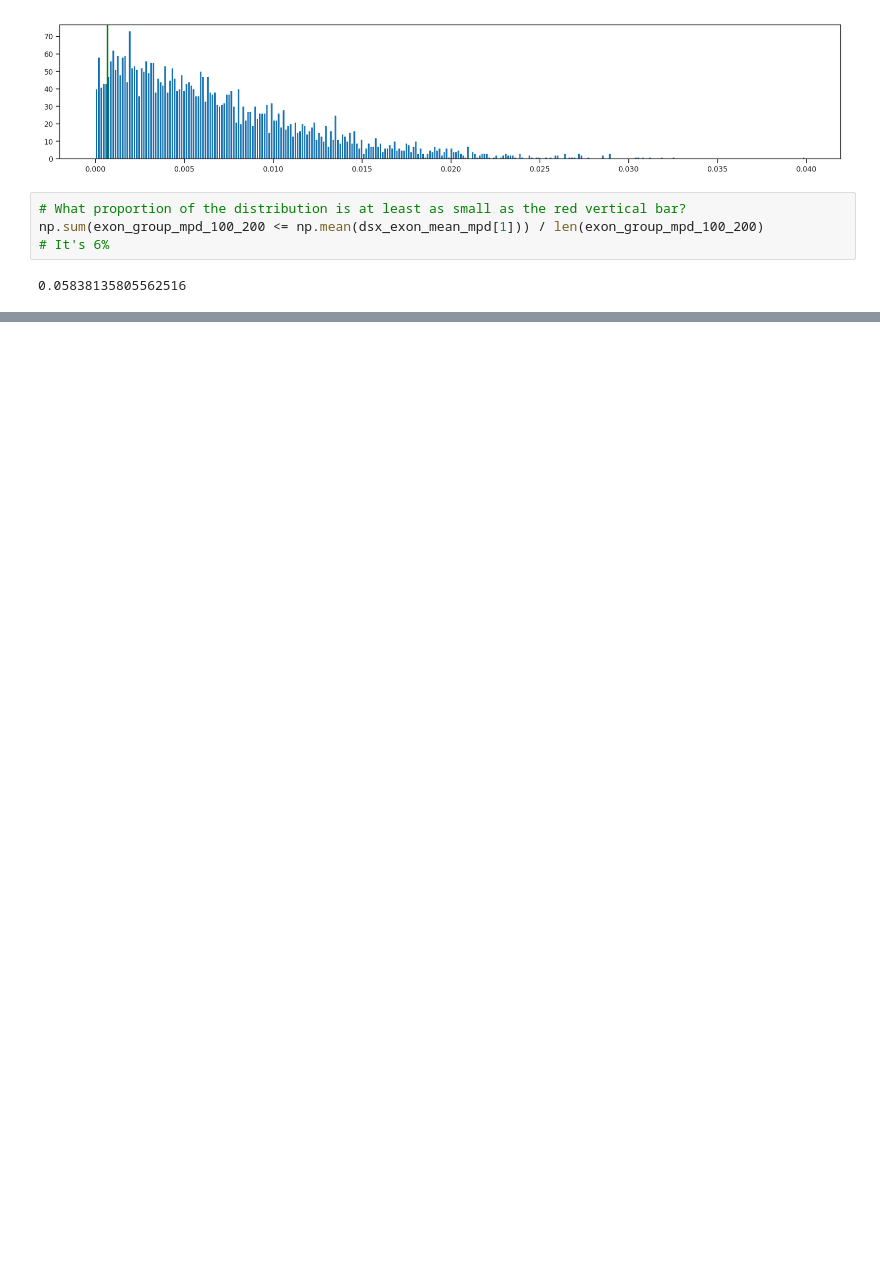
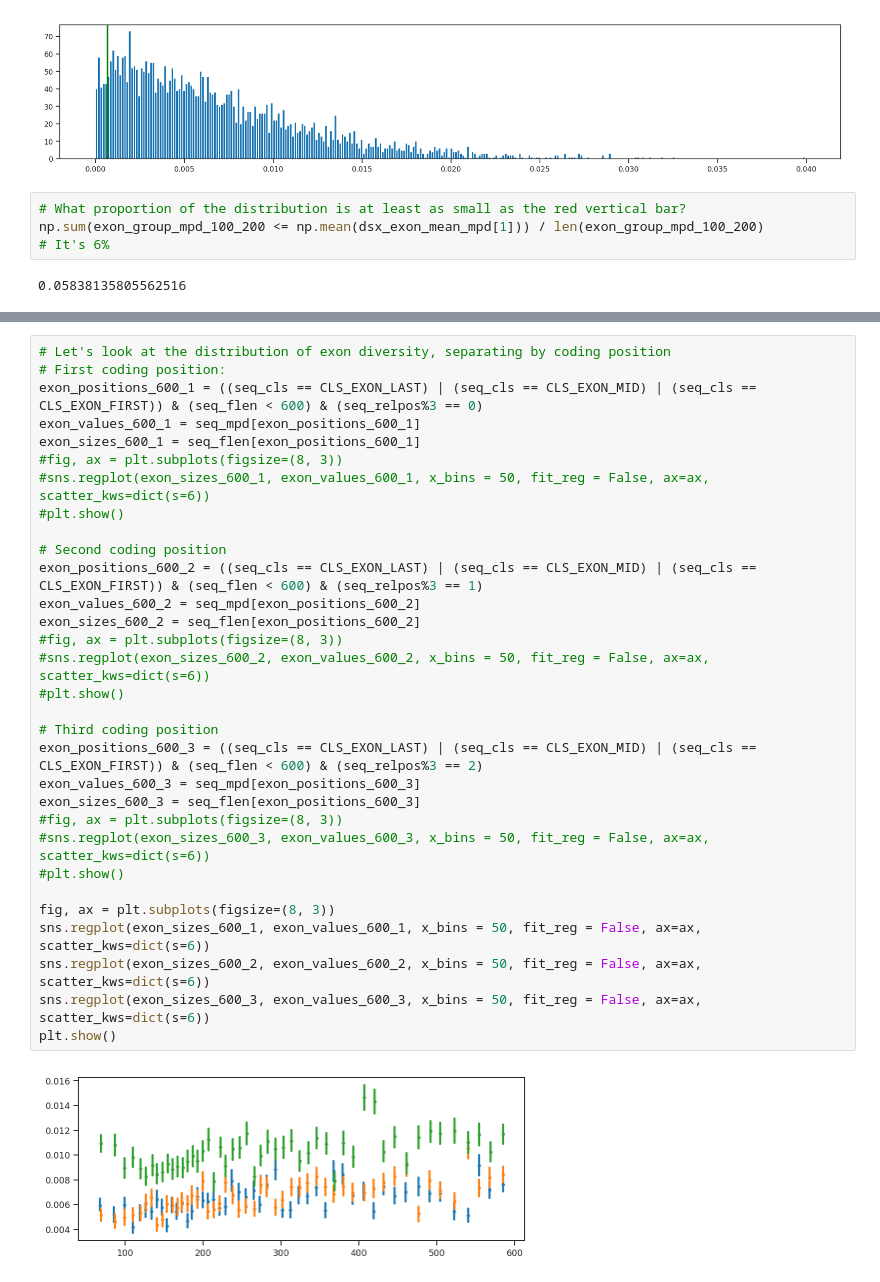
Before and after one commit to alimanfoo/ag1000g-phase2-data-paper, a Jupyter notebook: notebooks/36-variation-in-dsx-Cas9-target/feature_diversity.ipynb, the cells around one changed output, grey strips where cells are left out. Saved outputs shown, nothing was run; the diff lists cells and outputs as text; blank space fills up the shorter version.

```diff
--- a/notebooks/36-variation-in-dsx-Cas9-target/feature_diversity.ipynb
+++ b/notebooks/36-variation-in-dsx-Cas9-target/feature_diversity.ipynb
@@ -964,0 +1042,33 @@ np.sum(exon_group_mpd_500_600 <= np.mean(dsx_exon_mean_mpd[3])) / len(exon_group
+# %%
+# Let's look at the distribution of exon diversity, separating by coding position
+# First coding position:
+exon_positions_600_1 = ((seq_cls == CLS_EXON_LAST) | (seq_cls == CLS_EXON_MID) | (seq_cls == CLS_EXON_FIRST)) & (seq_flen < 600) & (seq_relpos%3 == 0)
+exon_values_600_1 = seq_mpd[exon_positions_600_1]
+exon_sizes_600_1 = seq_flen[exon_positions_600_1]
+#fig, ax = plt.subplots(figsize=(8, 3))
+#sns.regplot(exon_sizes_600_1, exon_values_600_1, x_bins = 50, fit_reg = False, ax=ax, scatter_kws=dict(s=6))
+#plt.show()
+
+# Second coding position
+exon_positions_600_2 = ((seq_cls == CLS_EXON_LAST) | (seq_cls == CLS_EXON_MID) | (seq_cls == CLS_EXON_FIRST)) & (seq_flen < 600) & (seq_relpos%3 == 1)
+exon_values_600_2 = seq_mpd[exon_positions_600_2]
+exon_sizes_600_2 = seq_flen[exon_positions_600_2]
+#fig, ax = plt.subplots(figsize=(8, 3))
+#sns.regplot(exon_sizes_600_2, exon_values_600_2, x_bins = 50, fit_reg = False, ax=ax, scatter_kws=dict(s=6))
+#plt.show()
+
+# Third coding position
+exon_positions_600_3 = ((seq_cls == CLS_EXON_LAST) | (seq_cls == CLS_EXON_MID) | (seq_cls == CLS_EXON_FIRST)) & (seq_flen < 600) & (seq_relpos%3 == 2)
+exon_values_600_3 = seq_mpd[exon_positions_600_3]
+exon_sizes_600_3 = seq_flen[exon_positions_600_3]
+#fig, ax = plt.subplots(figsize=(8, 3))
+#sns.regplot(exon_sizes_600_3, exon_values_600_3, x_bins = 50, fit_reg = False, ax=ax, scatter_kws=dict(s=6))
+#plt.show()
+
+fig, ax = plt.subplots(figsize=(8, 3))
+sns.regplot(exon_sizes_600_1, exon_values_600_1, x_bins = 50, fit_reg = False, ax=ax, scatter_kws=dict(s=6))
+sns.regplot(exon_sizes_600_2, exon_values_600_2, x_bins = 50, fit_reg = False, ax=ax, scatter_kws=dict(s=6))
+sns.regplot(exon_sizes_600_3, exon_values_600_3, x_bins = 50, fit_reg = False, ax=ax, scatter_kws=dict(s=6))
+plt.show()
+# %% [output]
+[figure, added]
```
Also changed, not shown: parts of 28 cells of this notebook.
